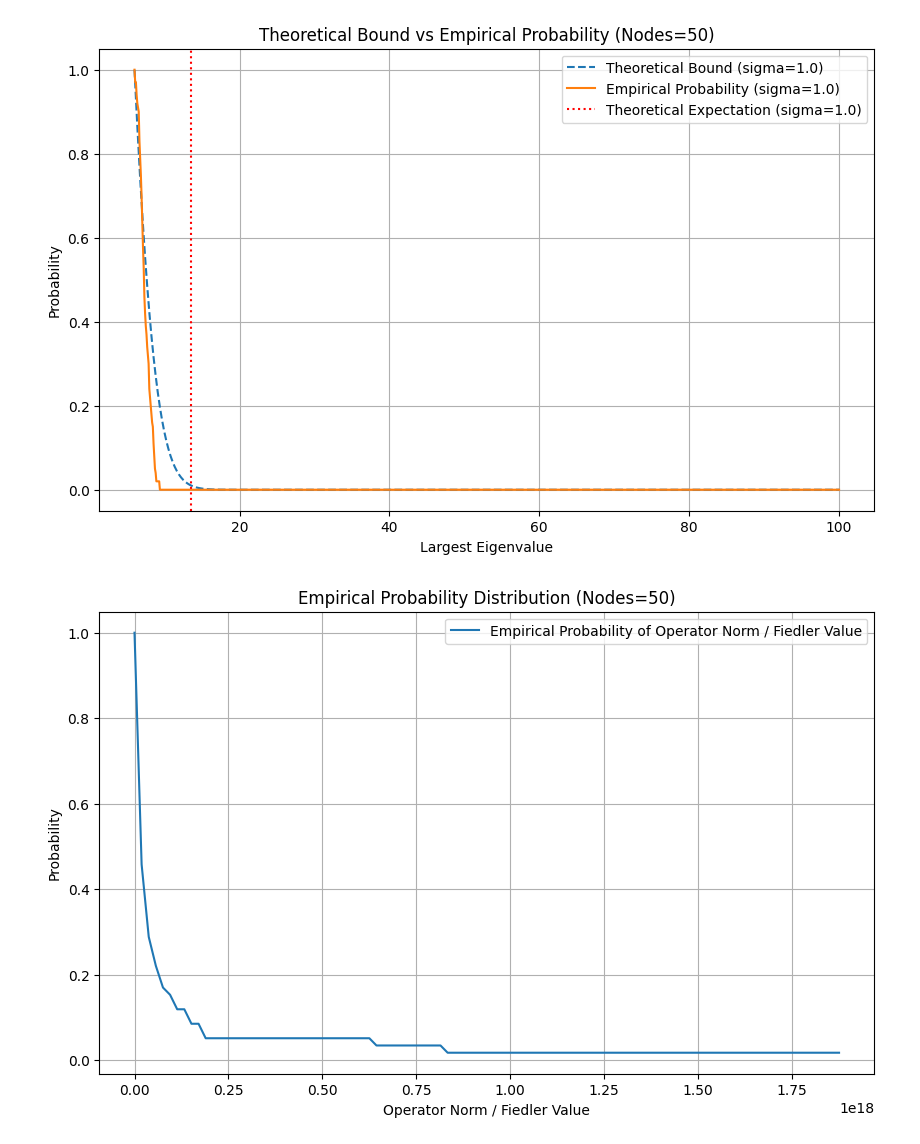
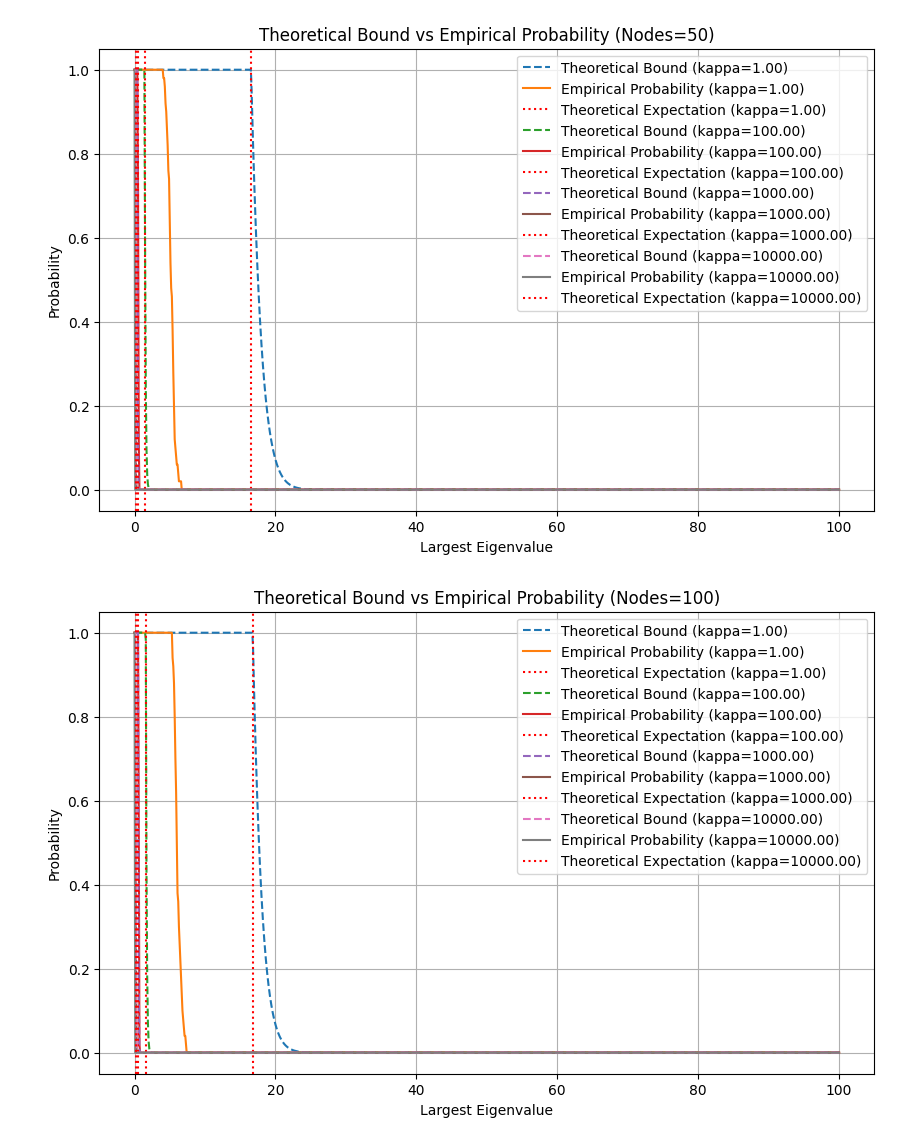
Before and after one commit to zhexin1904/my_SE_sync, a Jupyter notebook: python/simulation_1.ipynb, the cells around one changed output. Cells and saved outputs as stored; diff of their text form; code cells hidden in the pictures.

```diff
--- a/python/simulation_1.ipynb
+++ b/python/simulation_1.ipynb
@@ -134,7 +136,7 @@ def generate_kron_matrix(adj_matrix, sigma):
                 phi = np.random.normal(0, sigma, 3)
                 D = phi[0] * S1 + phi[1] * S2 + phi[2] * S3
                 D_matrices[i][j] = D
-                D_matrices[j][i] = D
+                D_matrices[j][i] = D.T
             else:
                 D_matrices[i][j] = np.zeros((3, 3))
                 D_matrices[j][i] = np.zeros((3, 3))
@@ -161,95 +163,73 @@ def generate_symmetric_matrix_sum(adj_matrix, sigma):
         for B_block in [S1, S2, S3]:
             B = np.zeros((3 * n, 3 * n))
             B[3*i:3*(i+1), 3*j:3*(j+1)] = B_block
-            B[3*j:3*(j+1), 3*i:3*(i+1)] = B_block
+            B[3*j:3*(j+1), 3*i:3*(i+1)] = B_block.T
             sum_B += B @ B.T
 
     operator_norm = np.linalg.norm(sum_B, ord=2)
-    return operator_norm
+    largest_degree = max(dict(G.degree()).values())
+
+    return operator_norm, 2*largest_degree
 
 # Function to compute the largest eigenvalue of a matrix
 def compute_largest_eigenvalue(matrix):
     eigenvalues = np.linalg.eigvals(matrix)
     return np.max(np.abs(eigenvalues))
 
-# Function to compute the Fiedler value (second smallest eigenvalue of Laplacian matrix)
-def compute_fiedler_value(G):
-    L = nx.laplacian_matrix(G).toarray()
-    eigenvalues = np.linalg.eigvalsh(L)  # Returns sorted eigenvalues
-    return eigenvalues[1] if len(eigenvalues) > 1 else 0  # Second smallest eigenvalue
-
 # Function to compute theoretical bound
-def theoretical_bound(t, num_nodes, vZ):
-    return (3 * num_nodes + 3 * num_nodes) * np.exp(-t**2 / (2 * vZ))
+def theoretical_bound(t, num_nodes, vZ, kappa, degree):
+    return np.minimum((2 * 3 * num_nodes) * np.exp((-kappa * t**2) / (2 * degree)), 1)
 
 # Function to compute theoretical expectation
-def compute_theoretical_expectation(vZ, num_nodes):
-    return np.sqrt(2 * vZ * np.log(2 * 3 * num_nodes))
+def compute_theoretical_expectation(vZ, num_nodes, kappa, degree, edges_num):
+    return np.sqrt(2 * (1.5 * edges_num * degree/kappa) * np.log(2 * 3 * num_nodes))
 
 # Parameters
-num_nodes_list = [50, 100, 150]  # Different numbers of nodes to test
-sigma_values = [1.0]
-num_trials = 100
+num_nodes_list = [50, 100]  # Different numbers of nodes to test
+kappa_values = [1, 100, 1000, 10000, 10000]
+num_trials = 50
 
 # Run experiments and collect results
 for num_nodes in num_nodes_list:
-    results = {sigma: [] for sigma in sigma_values}
-    ratio_list = []  # Store operator_norm / Fiedler value ratios
+    results = {kappa: [] for kappa in kappa_values}
 
-    for sigma in sigma_values:
+    for kappa in kappa_values:
+        sigma = np.sqrt(1 / (2 * kappa))
         for _ in range(num_trials):
             r = 1.25 * np.sqrt(np.log(num_nodes) / (np.pi * num_nodes))
             G = nx.random_geometric_graph(num_nodes, r)
+            edges_num = G.number_of_edges()
             adj_matrix = nx.adjacency_matrix(G).todense()
 
-            V_z = generate_symmetric_matrix_sum(adj_matrix, sigma)
+            _, degree = generate_symmetric_matrix_sum(adj_matrix, sigma)
+            V_z = degree
             kron_matrix = generate_kron_matrix(adj_matrix, sigma)
             largest_eigenvalue = compute_largest_eigenvalue(kron_matrix)
-            fiedler_value = compute_fiedler_value(G)  # Compute Fiedler value
-
-            if fiedler_value > 0:  # Avoid division by zero
-                ratio = V_z / fiedler_value
-                ratio_list.append(ratio)
-
-            results[sigma].append((largest_eigenvalue, V_z, fiedler_value))
+            results[kappa].append((largest_eigenvalue, V_z))
 
     # Plot empirical distribution of largest eigenvalues
     fig, ax = plt.subplots(figsize=(10, 6))
-    for sigma, values in results.items():
+    for kappa, values in results.items():
         eigenvalues = [v[0] for v in values]
         V_z = values[0][1]
-        t_values = np.linspace(np.min(eigenvalues), 100, 1000)
-        bound_values = theoretical_bound(t_values, num_nodes, V_z)
-        bound_values /= np.max(bound_values)
+        degree = values[0][1]
+        t_values = np.linspace(0, 100, 1000)
+        bound_values = theoretical_bound(t_values, num_nodes, _ , kappa, degree)
         empirical_probs = [np.mean(np.array(eigenvalues) >= t) for t in t_values]
         empirical_probs = np.array(empirical_probs) / np.max(empirical_probs)
 
-        theoretical_expectation = compute_theoretical_expectation(V_z, num_nodes)
+        theoretical_expectation = compute_theoretical_expectation(V_z, num_nodes, kappa, degree)
 
-        ax.plot(t_values, bound_values, label=f'Theoretical Bound (sigma={sigma})', linestyle='dashed')
-        ax.plot(t_values, empirical_probs, label=f'Empirical Probability (sigma={sigma})', linestyle='solid')
-        ax.axvline(theoretical_expectation, color='r', linestyle='dotted', label=f'Theoretical Expectation (sigma={sigma})')
+        ax.plot(t_values, bound_values, label=f'Theoretical Bound (kappa={kappa:.2f})', linestyle='dashed')
+        ax.plot(t_values, empirical_probs, label=f'Empirical Probability (kappa={kappa:.2f})', linestyle='solid')
+        ax.axvline(theoretical_expectation, color='r', linestyle='dotted', label=f'Theoretical Expectation (kappa={kappa:.2f})')
 
     ax.set_xlabel('Largest Eigenvalue')
     ax.set_ylabel('Probability')
     ax.set_title(f'Theoretical Bound vs Empirical Probability (Nodes={num_nodes})')
     ax.legend()
     ax.grid(True)
     plt.show()
-
-    # Plot empirical probability of operator_norm / Fiedler_value ratio
-    fig, ax = plt.subplots(figsize=(10, 6))
-    ratio_values = np.linspace(min(ratio_list), max(ratio_list), 100)
-    ratio_probs = [np.mean(np.array(ratio_list) >= r) for r in ratio_values]
-    ratio_probs = np.array(ratio_probs) / np.max(ratio_probs)
-
-    ax.plot(ratio_values, ratio_probs, label="Empirical Probability of Operator Norm / Fiedler Value")
-    ax.set_xlabel("Operator Norm / Fiedler Value")
-    ax.set_ylabel("Probability")
-    ax.set_title(f"Empirical Probability Distribution (Nodes={num_nodes})")
-    ax.legend()
-    ax.grid(True)
-    plt.show()
 # %% [output]
-[figure, old version]
+[figure, new version]
-[figure, old version]
+[figure, new version]
```
Also changed, not shown: parts of 8 cells of this notebook, 9 other files.
